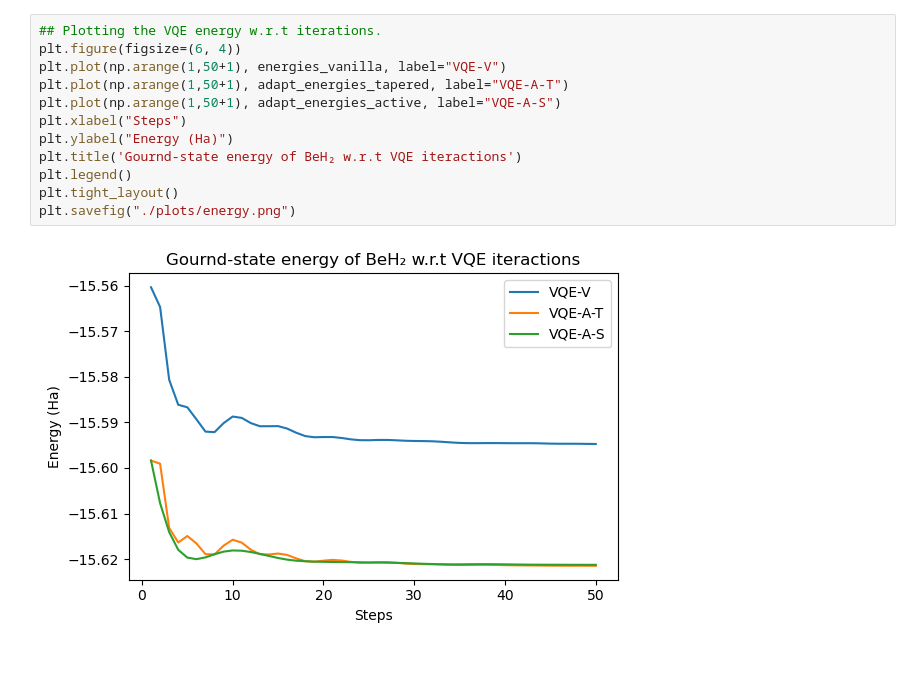
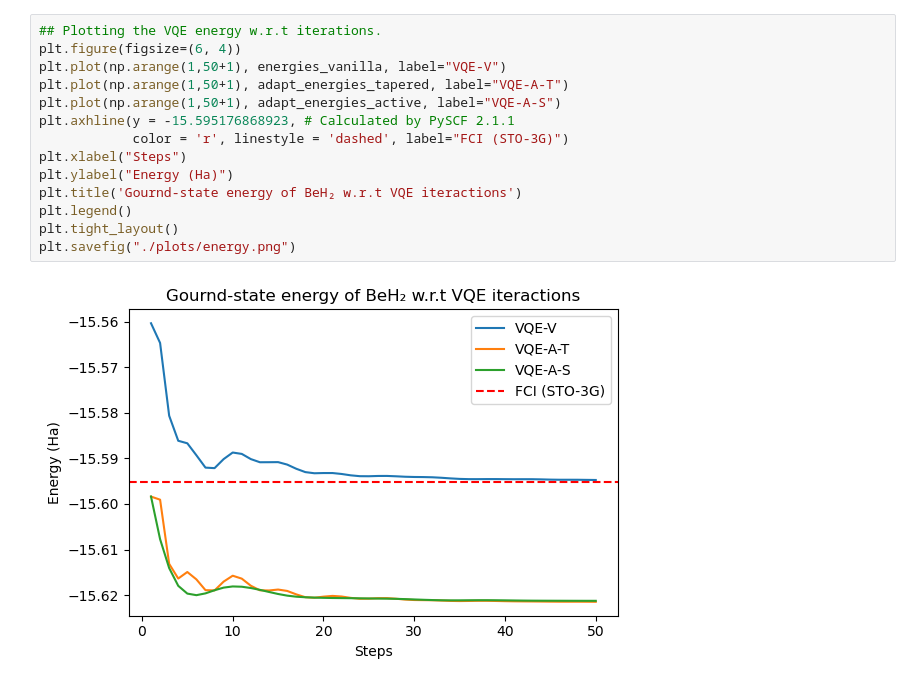
Before and after one commit to frankwswang/Orbital-adapted-VQE-demo, a Jupyter notebook: compareVQEs.ipynb, the cells around one changed output. Saved outputs shown, nothing was run; the diff lists cells and outputs as text.

```diff
--- a/compareVQEs.ipynb
+++ b/compareVQEs.ipynb
@@ -43,17 +29,19 @@ Optimized energy: -15.621261409464802 Ha
 # %%
 ## Plotting the VQE energy w.r.t iterations.
 plt.figure(figsize=(6, 4))
 plt.plot(np.arange(1,50+1), energies_vanilla, label="VQE-V")
 plt.plot(np.arange(1,50+1), adapt_energies_tapered, label="VQE-A-T")
 plt.plot(np.arange(1,50+1), adapt_energies_active, label="VQE-A-S")
+plt.axhline(y = -15.595176868923, # Calculated by PySCF 2.1.1
+            color = 'r', linestyle = 'dashed', label="FCI (STO-3G)")
 plt.xlabel("Steps")
 plt.ylabel("Energy (Ha)")
 plt.title('Gournd-state energy of BeH₂ w.r.t VQE iteractions')
 plt.legend()
 plt.tight_layout()
 plt.savefig("./plots/energy.png")
 # %% [output]
-[figure, old version]
+[figure, new version]
 # %%
 ## Plotting the VQE runtime w.r.t iterations.
 import matplotlib.pyplot as plt
```
Also changed, not shown: parts of 6 cells of this notebook, 4 other files.
